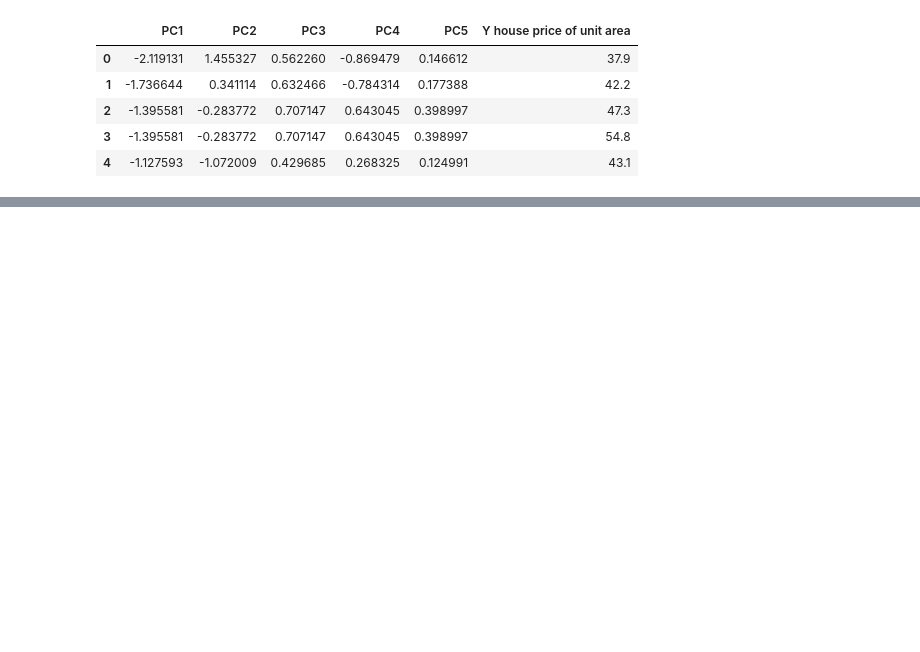
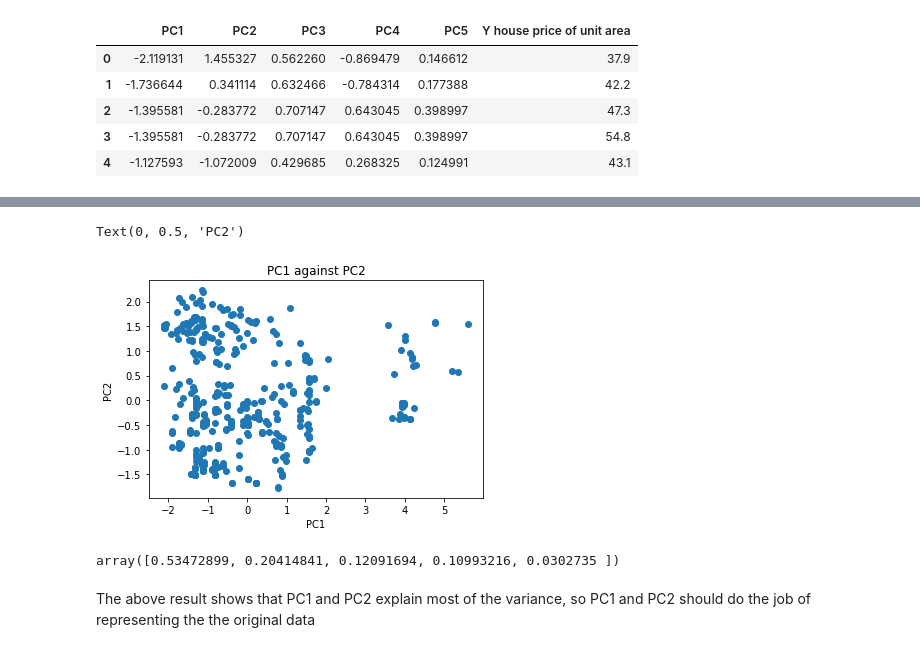
Before and after one commit to levietanh0001/TaiwanHousePrice, a Jupyter notebook: real_estate_valuation.ipynb, the cells around one changed output, grey strips where cells are left out. Cells and saved outputs as stored; diff of their text form; code cells hidden in the pictures; blank space fills up the shorter version.

```diff
--- a/real_estate_valuation.ipynb
+++ b/real_estate_valuation.ipynb
@@ -213,0 +205,4 @@ principal_df.head()
+# %%
+columns = ['PC1', 'PC2', 'PC3', 'PC4', 'PC5']
+principal_df = pd.DataFrame(data = principal_components, columns=columns)
+principal_df.head()
@@ -234,0 +237,15 @@ plt.show()
+# %%
+# pca.components_
+plt.scatter(principal_df.PC1, principal_df.PC2)
+plt.title('PC1 against PC2')
+plt.xlabel('PC1')
+plt.ylabel('PC2')
+# %% [output]
+Text(0, 0.5, 'PC2')
+[figure, added]
+# %%
+pca.explained_variance_ratio_
+# %% [output]
+array([0.53472899, 0.20414841, 0.12091694, 0.10993216, 0.0302735 ])
+# %% [markdown]
+The above result shows that PC1 and PC2 explain most of the variance, so PC1 and PC2 should do the job of representing the the original data
```
Also changed, not shown: parts of 3 cells of this notebook.
